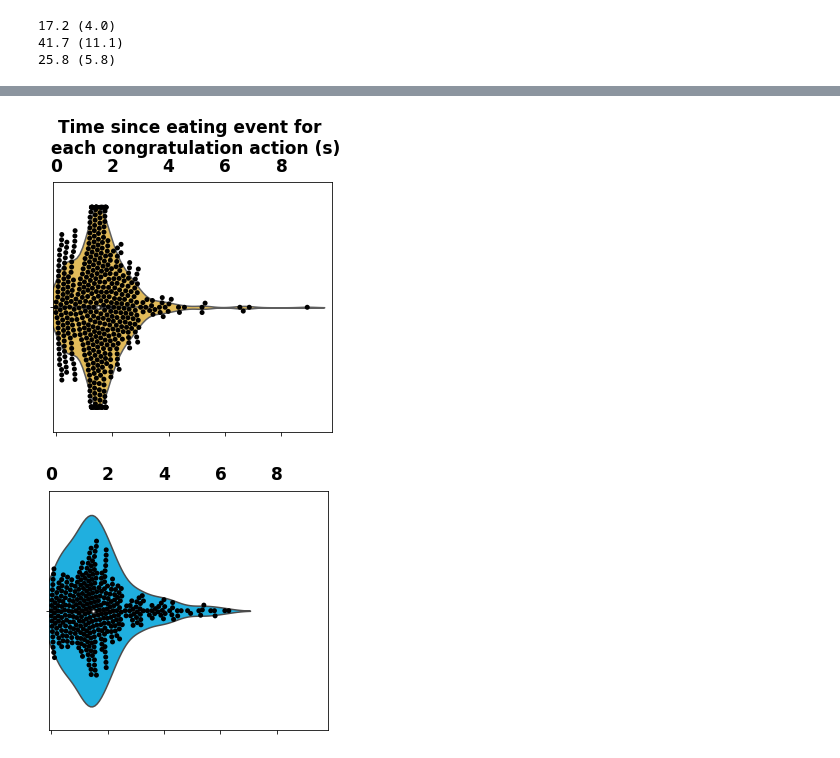
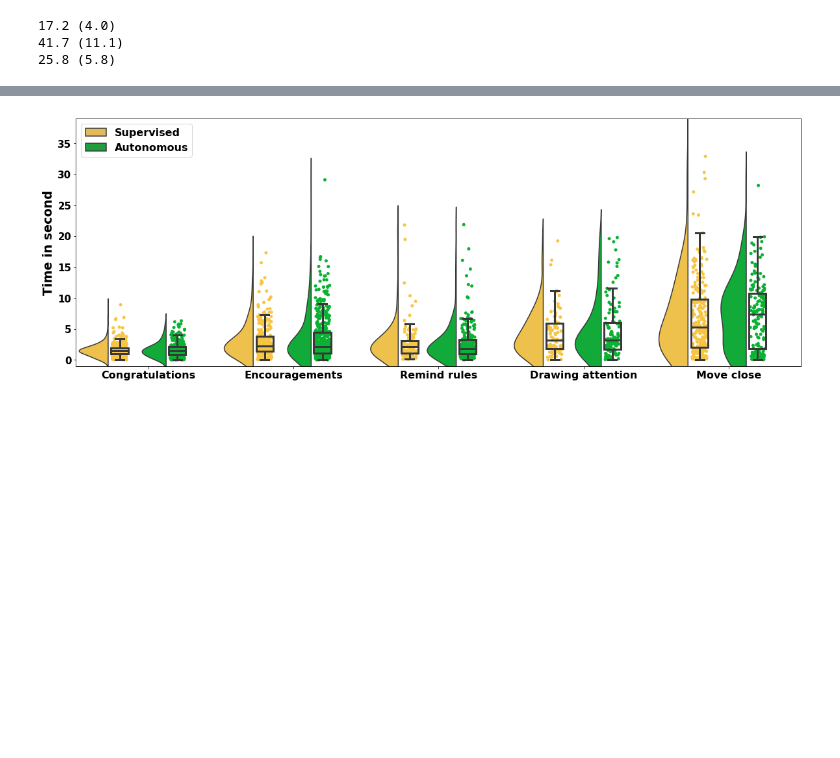
Before and after one commit to emmanuel-senft/data-foodchain, a Jupyter notebook: analyse.ipynb, the cells around one changed output, grey strips where cells are left out. Cells and saved outputs as stored; diff of their text form; code cells hidden in the pictures; blank space fills up the shorter version.

```diff
--- a/analyse.ipynb
+++ b/analyse.ipynb
@@ -737,24 +374,0 @@ if saving:
-# %%
-ev1 = get_last_events(sup_event,actions,events)
-print "      Eat Fail Dead"
-for a in ev1:
-    n=[]
-    for e in events:
-        n.append(ev1[a][e])
-    s=a
-    for v in n:
-        s+=" "+str(v*100/sum(n))
-    print s
-
-ev1 = get_last_events(aut_event,actions,events)
-print "      Eat Fail Dead"
-for a in ev1:
-    n=[]
-    for e in events:
-        n.append(ev1[a][e])
-    s=a
-    for v in n:
-        s+=" "+str(v*100/sum(n))
-    print s
-
-#print get_last_events(aut_event,actions,events)
@@ -782,5 +375,13 @@ fancy_plot(get_frame([["animaldead","cong"],["animaldead","enc"],["animaldead","
-# %%
-plot_time("animaleat","cong")
-# %% [output]
-[figure, removed]
-[figure, removed]
+# %%
+events=["animaleat"]
+actions=["cong","enc","rul","att","mvc"]
+data=get_frame_time([["animaleat",a] for a in actions])
+
+x="type"; hue="condition"; y="time"; offset_box=31
+x_tick_labels=[ "Congratulations", "Encouragements","Remind rules", "Drawing attention","Move close"]
+y_label = "Time in second"
+name="timing_actions_animal_eat.pdf"
+max_y=39;offset_violin=0.08
+half_violin_plot(data, x, hue, y, offset_box, offset_violin, x_tick_labels, y_label, max_y,name=name)
+# %% [output]
+[figure, added]
```
Also changed, not shown: parts of 22 cells of this notebook, 5 other files.
